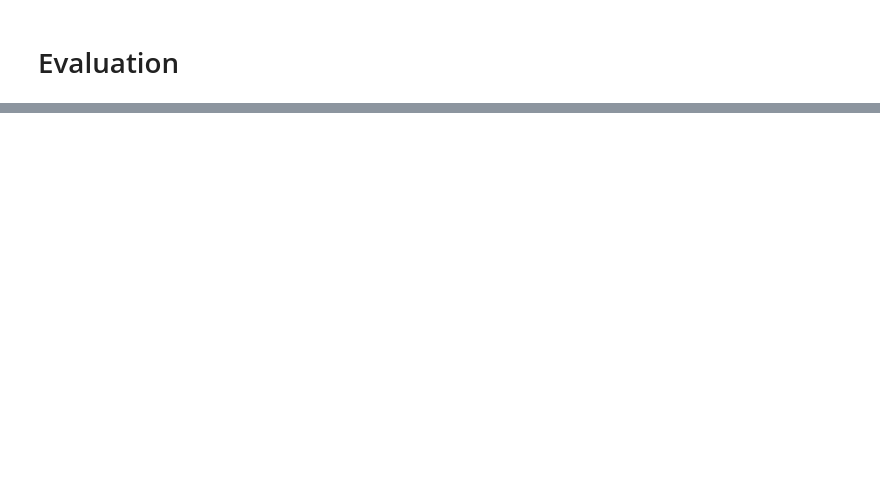
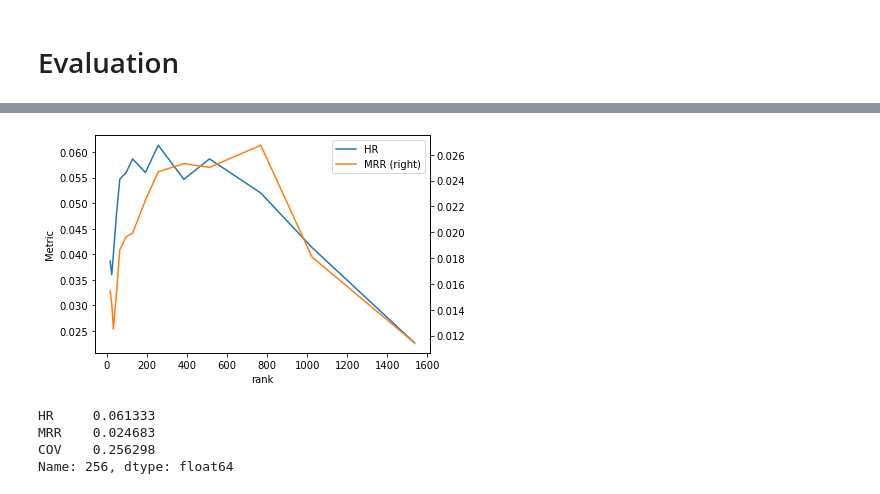
Before and after one commit to skolai/Recommender-Systems-Intro-Sber-2022, a Jupyter notebook: SASRec.ipynb, the cells around one changed output, grey strips where cells are left out. Saved outputs shown, nothing was run; the diff lists cells and outputs as text; code cells hidden in the pictures; blank space fills up the shorter version.

```diff
--- a/SASRec.ipynb
+++ b/SASRec.ipynb
@@ -431,0 +435,44 @@ model_evaluate(sasrec_recs, holdout_valid, data_description)
+# %%
+def svd_model_scoring(params, data, data_description):
+    item_factors, sigma = params
+    n_test_users = data[data_description['users']].nunique()
+    test_matrix = matrix_from_data(data, {**data_description, **{'n_users': n_test_users}})
+    scores = test_matrix.dot(item_factors) @ item_factors.T
+    return scores
+# %%
+def evaluate_svd(params):
+    scores = svd_model_scoring(params, testset_valid, data_description)
+    downvote_seen_items(scores, testset_valid, data_description)
+    recs = topn_recommendations(scores, topn=10)
+    return model_evaluate(recs, holdout_valid, data_description)
+# %%
+svd_tuning_ranks = [b*2**i for i in range(3, 10) for b in [2, 3]]
+svd_params = build_svd_model(
+    {'rank': max(svd_tuning_ranks)},
+    training,
+    data_description
+)
+svd_tuning = {}
+for rank in tqdm(svd_tuning_ranks):
+    # standard model
+    item_factors, singvals = svd_params
+    rank_params = item_factors[:, :rank], singvals[:rank]
+    svd_tuning[rank] = evaluate_svd(rank_params)
+# %%
+svd_results = (
+    pd.Series(svd_tuning)
+    .apply(pd.Series)
+    .rename(columns = ['HR', 'MRR', 'COV'].__getitem__)
+)
+# %%
+svd_results['HR'].plot(label='HR', legend=True, ylabel='Metric', xlabel='rank')
+svd_results['MRR'].plot(secondary_y=True, label='MRR', legend=True);
+# %% [output]
+[figure, added]
+# %%
+svd_results.loc[svd_results['HR'].idxmax()]
+# %% [output]
+HR     0.061333
+MRR    0.024683
+COV    0.256298
+Name: 256, dtype: float64
```
Also changed, not shown: parts of 23 cells of this notebook.
